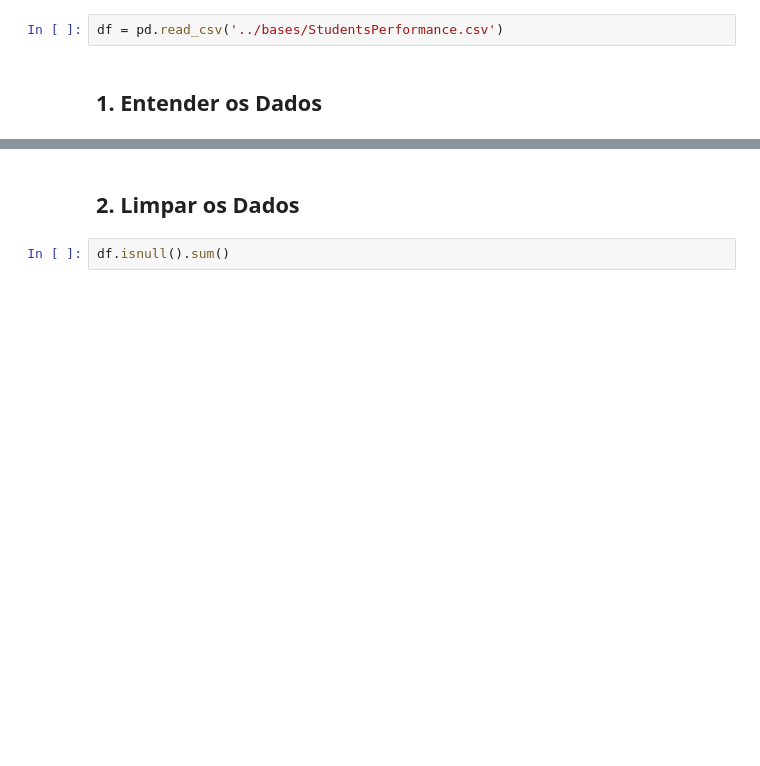
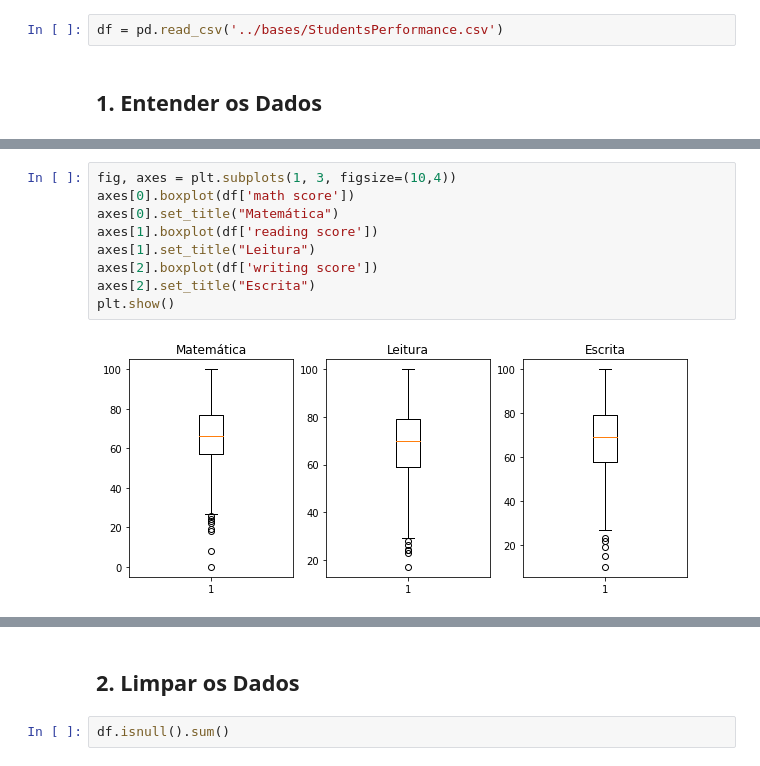
Before and after one commit to fernandoans/machinelearning, a Jupyter notebook: conceitos/EDA.ipynb, the cells around one changed output, grey strips where cells are left out. Drawn from its saved outputs; the diff is of its cells as text; blank space fills up the shorter version.

```diff
--- a/conceitos/EDA.ipynb
+++ b/conceitos/EDA.ipynb
@@ -30,0 +81,11 @@ df.describe()
+# %%
+fig, axes = plt.subplots(1, 3, figsize=(10,4))
+axes[0].boxplot(df['math score'])
+axes[0].set_title("Matemática")
+axes[1].boxplot(df['reading score'])
+axes[1].set_title("Leitura")
+axes[2].boxplot(df['writing score'])
+axes[2].set_title("Escrita")
+plt.show()
+# %% [output]
+[figure, added]
```
Also changed, not shown: parts of 27 cells of this notebook, 5 other files.
